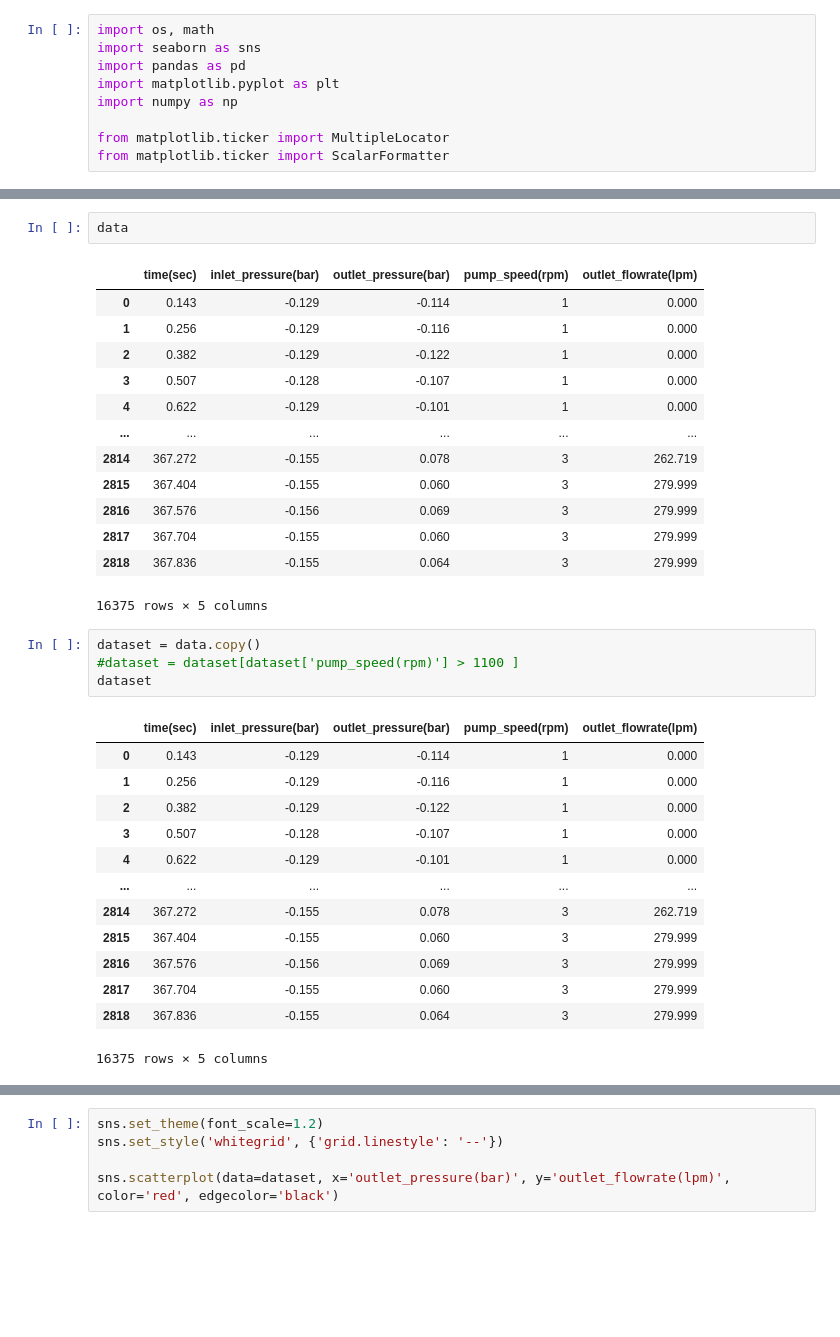
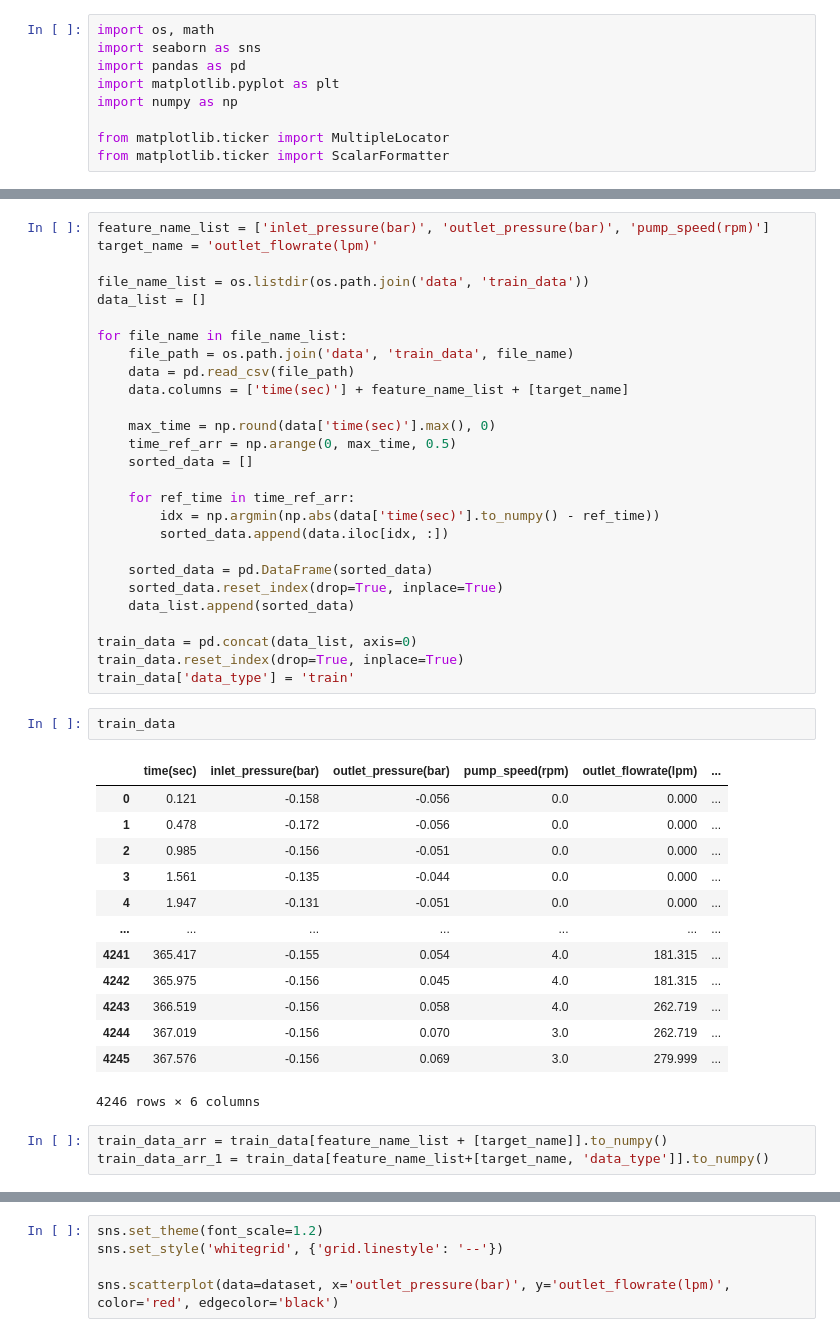
Before and after one commit to jinbeomjeong/estimate_venturi_pump_flow, a Jupyter notebook: analysis_data.ipynb, the cells around one changed output, grey strips where cells are left out. Cells and saved outputs as stored; diff of their text form; blank space fills up the shorter version.

```diff
--- a/analysis_data.ipynb
+++ b/analysis_data.ipynb
@@ -38,34 +10,46 @@ data.shape
-# %%
-data
-# %% [output]
-|  | time(sec) | inlet_pressure(bar) | outlet_pressure(bar) | pump_speed(rpm) | outlet_flowrate(lpm) |
-| 0 | 0.143 | -0.129 | -0.114 | 1 | 0.000 |
-| 1 | 0.256 | -0.129 | -0.116 | 1 | 0.000 |
-| 2 | 0.382 | -0.129 | -0.122 | 1 | 0.000 |
-| 3 | 0.507 | -0.128 | -0.107 | 1 | 0.000 |
-| 4 | 0.622 | -0.129 | -0.101 | 1 | 0.000 |
-| ... | ... | ... | ... | ... | ... |
-| 2814 | 367.272 | -0.155 | 0.078 | 3 | 262.719 |
-| 2815 | 367.404 | -0.155 | 0.060 | 3 | 279.999 |
-| 2816 | 367.576 | -0.156 | 0.069 | 3 | 279.999 |
-| 2817 | 367.704 | -0.155 | 0.060 | 3 | 279.999 |
-| 2818 | 367.836 | -0.155 | 0.064 | 3 | 279.999 |
-16375 rows × 5 columns
-# %%
-dataset = data.copy()
-#dataset = dataset[dataset['pump_speed(rpm)'] > 1100 ]
-dataset
-# %% [output]
-|  | time(sec) | inlet_pressure(bar) | outlet_pressure(bar) | pump_speed(rpm) | outlet_flowrate(lpm) |
-| 0 | 0.143 | -0.129 | -0.114 | 1 | 0.000 |
-| 1 | 0.256 | -0.129 | -0.116 | 1 | 0.000 |
-| 2 | 0.382 | -0.129 | -0.122 | 1 | 0.000 |
-| 3 | 0.507 | -0.128 | -0.107 | 1 | 0.000 |
-| 4 | 0.622 | -0.129 | -0.101 | 1 | 0.000 |
-| ... | ... | ... | ... | ... | ... |
-| 2814 | 367.272 | -0.155 | 0.078 | 3 | 262.719 |
-| 2815 | 367.404 | -0.155 | 0.060 | 3 | 279.999 |
-| 2816 | 367.576 | -0.156 | 0.069 | 3 | 279.999 |
-| 2817 | 367.704 | -0.155 | 0.060 | 3 | 279.999 |
-| 2818 | 367.836 | -0.155 | 0.064 | 3 | 279.999 |
-16375 rows × 5 columns
+# %%
+feature_name_list = ['inlet_pressure(bar)', 'outlet_pressure(bar)', 'pump_speed(rpm)']
+target_name = 'outlet_flowrate(lpm)'
+
+file_name_list = os.listdir(os.path.join('data', 'train_data'))
+data_list = []
+
+for file_name in file_name_list:
+    file_path = os.path.join('data', 'train_data', file_name)
+    data = pd.read_csv(file_path)
+    data.columns = ['time(sec)'] + feature_name_list + [target_name]
+
+    max_time = np.round(data['time(sec)'].max(), 0)
+    time_ref_arr = np.arange(0, max_time, 0.5)
+    sorted_data = []
+
+    for ref_time in time_ref_arr:
+        idx = np.argmin(np.abs(data['time(sec)'].to_numpy() - ref_time))
+        sorted_data.append(data.iloc[idx, :])
+
+    sorted_data = pd.DataFrame(sorted_data)
+    sorted_data.reset_index(drop=True, inplace=True)
+    data_list.append(sorted_data)
+
+train_data = pd.concat(data_list, axis=0)
+train_data.reset_index(drop=True, inplace=True)
+train_data['data_type'] = 'train'
+# %%
+train_data
+# %% [output]
+|  | time(sec) | inlet_pressure(bar) | outlet_pressure(bar) | pump_speed(rpm) | outlet_flowrate(lpm) | ... |
+| 0 | 0.121 | -0.158 | -0.056 | 0.0 | 0.000 | ... |
+| 1 | 0.478 | -0.172 | -0.056 | 0.0 | 0.000 | ... |
+| 2 | 0.985 | -0.156 | -0.051 | 0.0 | 0.000 | ... |
+| 3 | 1.561 | -0.135 | -0.044 | 0.0 | 0.000 | ... |
+| 4 | 1.947 | -0.131 | -0.051 | 0.0 | 0.000 | ... |
+| ... | ... | ... | ... | ... | ... | ... |
+| 4241 | 365.417 | -0.155 | 0.054 | 4.0 | 181.315 | ... |
+| 4242 | 365.975 | -0.156 | 0.045 | 4.0 | 181.315 | ... |
+| 4243 | 366.519 | -0.156 | 0.058 | 4.0 | 262.719 | ... |
+| 4244 | 367.019 | -0.156 | 0.070 | 3.0 | 262.719 | ... |
+| 4245 | 367.576 | -0.156 | 0.069 | 3.0 | 279.999 | ... |
+4246 rows × 6 columns
+# %%
+train_data_arr = train_data[feature_name_list + [target_name]].to_numpy()
+train_data_arr_1 = train_data[feature_name_list+[target_name, 'data_type']].to_numpy()
```
Also changed, not shown: parts of 14 cells of this notebook, 4 other files.
